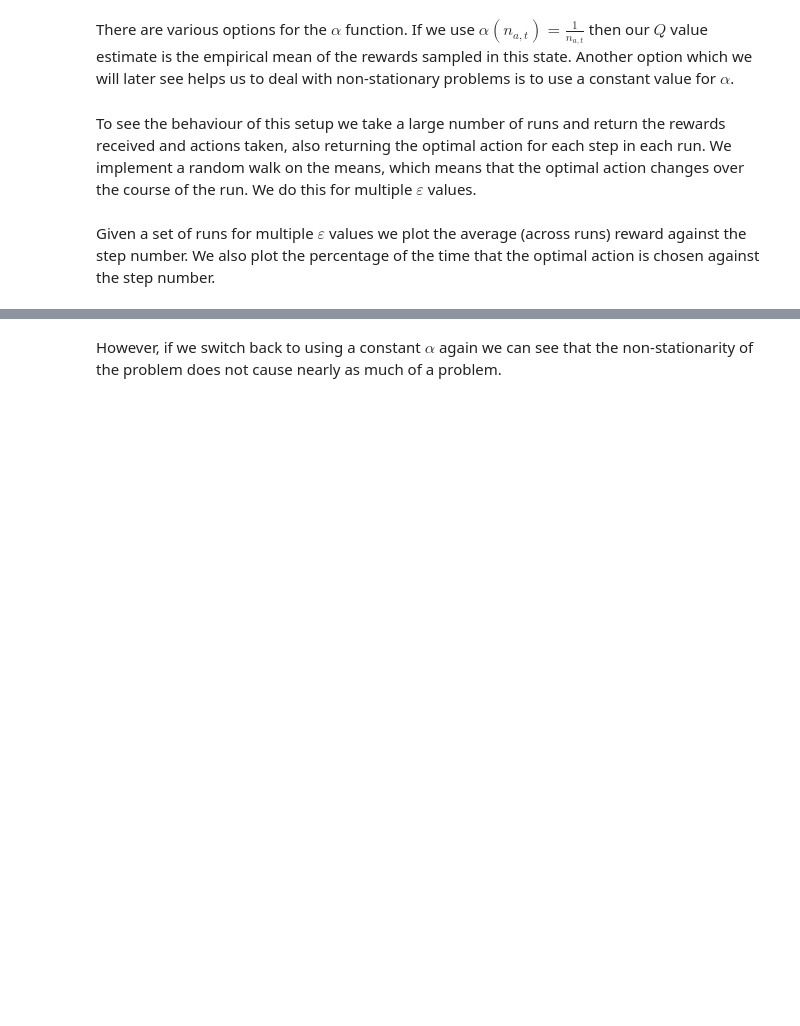
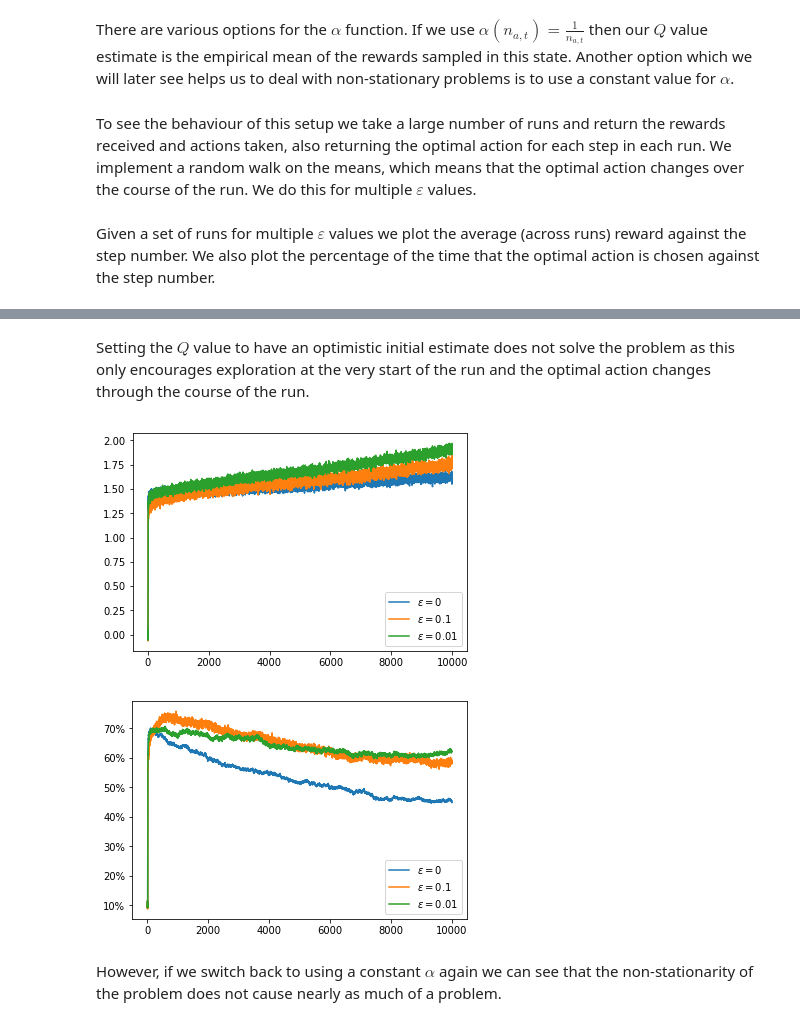
Before and after one commit to MichaelJKing/sutton_bandits, a Jupyter notebook: Multi_armed_bandits.ipynb, the cells around one changed output, grey strips where cells are left out. Saved outputs shown, nothing was run; the diff lists cells and outputs as text; code cells hidden in the pictures; blank space fills up the shorter version.

```diff
--- a/Multi_armed_bandits.ipynb
+++ b/Multi_armed_bandits.ipynb
@@ -330,3 +232,12 @@ plot_average_reward_and_optimal_actions(all_runs_rewards, all_runs_actions, opti
+# %% [markdown]
+Setting the $Q$ value to have an optimistic initial estimate does not solve the problem as this only encourages exploration at the very start of the run and the optimal action changes through the course of the run.
+# %%
+all_runs_rewards, all_runs_actions, optimal_actions = \
+    average_rewards_over_runs(random_walk_size=0.01, num_steps=10000, start_q_value=5.0)
+plot_average_reward_and_optimal_actions(all_runs_rewards, all_runs_actions, optimal_actions)
+# %% [output]
+[figure, added]
+[figure, added]
 # %% [markdown]
 However, if we switch back to using a constant $\alpha$ again we can see that the non-stationarity of the problem does not cause nearly as much of a problem.
 # %%
```
Also changed, not shown: parts of 21 cells of this notebook.
